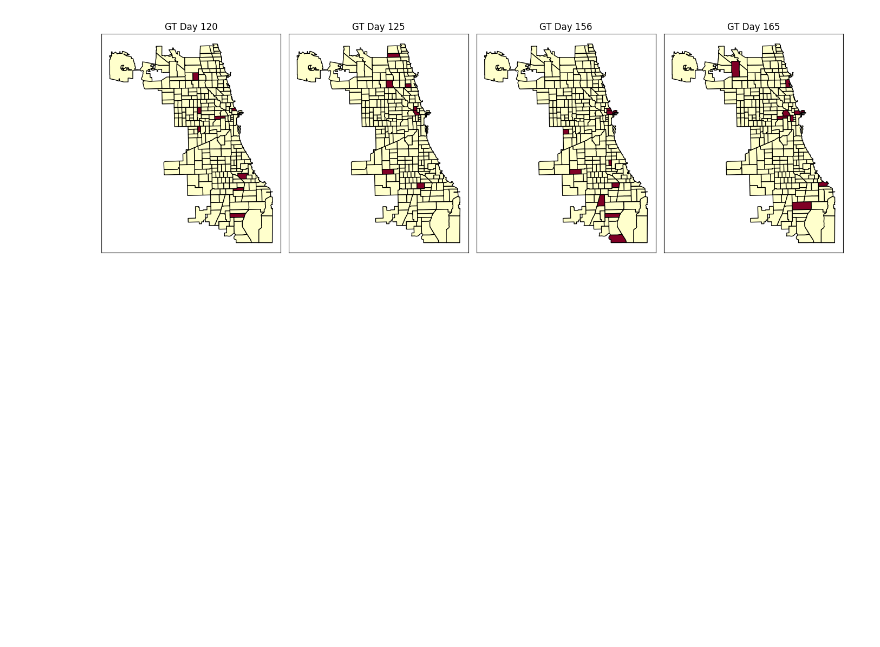
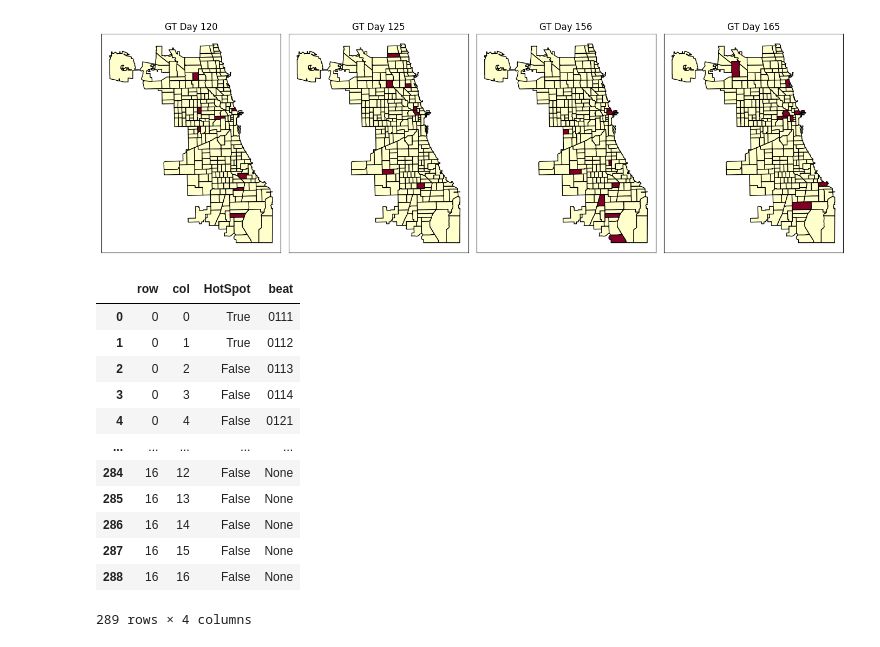
Before and after one commit to cristian-pulido/uncertainty-informed-decision-making, a Jupyter notebook: articulos/uncertainty-hotspots/experiments/chicago_real_data/03_visualize_hotspots.ipynb, the cells around one changed output. Drawn from its saved outputs; the diff is of its cells as text; code cells hidden in the pictures; blank space fills up the shorter version.

```diff
--- a/articulos/uncertainty-hotspots/experiments/chicago_real_data/03_visualize_hotspots.ipynb
+++ b/articulos/uncertainty-hotspots/experiments/chicago_real_data/03_visualize_hotspots.ipynb
@@ -283,3 +283,20 @@ plt.tight_layout()
 plt.show()
 # %% [output]
 [figure]
+# %%
+df_hotspot_optimal
+df_hotspot_naive
+# %% [output]
+|  | row | col | HotSpot | beat |
+| 0 | 0 | 0 | True | 0111 |
+| 1 | 0 | 1 | True | 0112 |
+| 2 | 0 | 2 | False | 0113 |
+| 3 | 0 | 3 | False | 0114 |
+| 4 | 0 | 4 | False | 0121 |
+| ... | ... | ... | ... | ... |
+| 284 | 16 | 12 | False | None |
+| 285 | 16 | 13 | False | None |
+| 286 | 16 | 14 | False | None |
+| 287 | 16 | 15 | False | None |
+| 288 | 16 | 16 | False | None |
+289 rows × 4 columns
```
Also changed, not shown: parts of 2 cells of this notebook, 18 other files.
